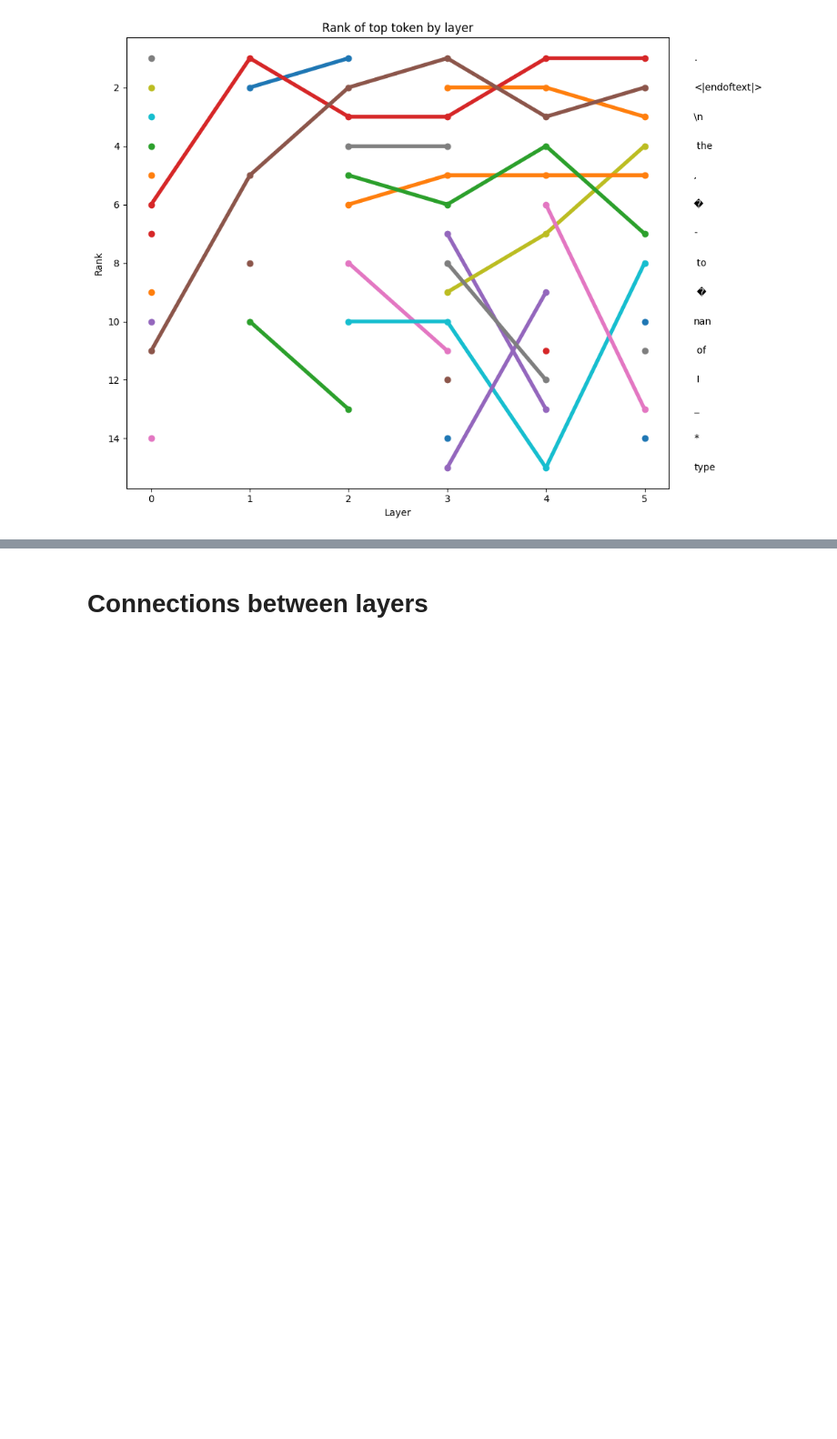
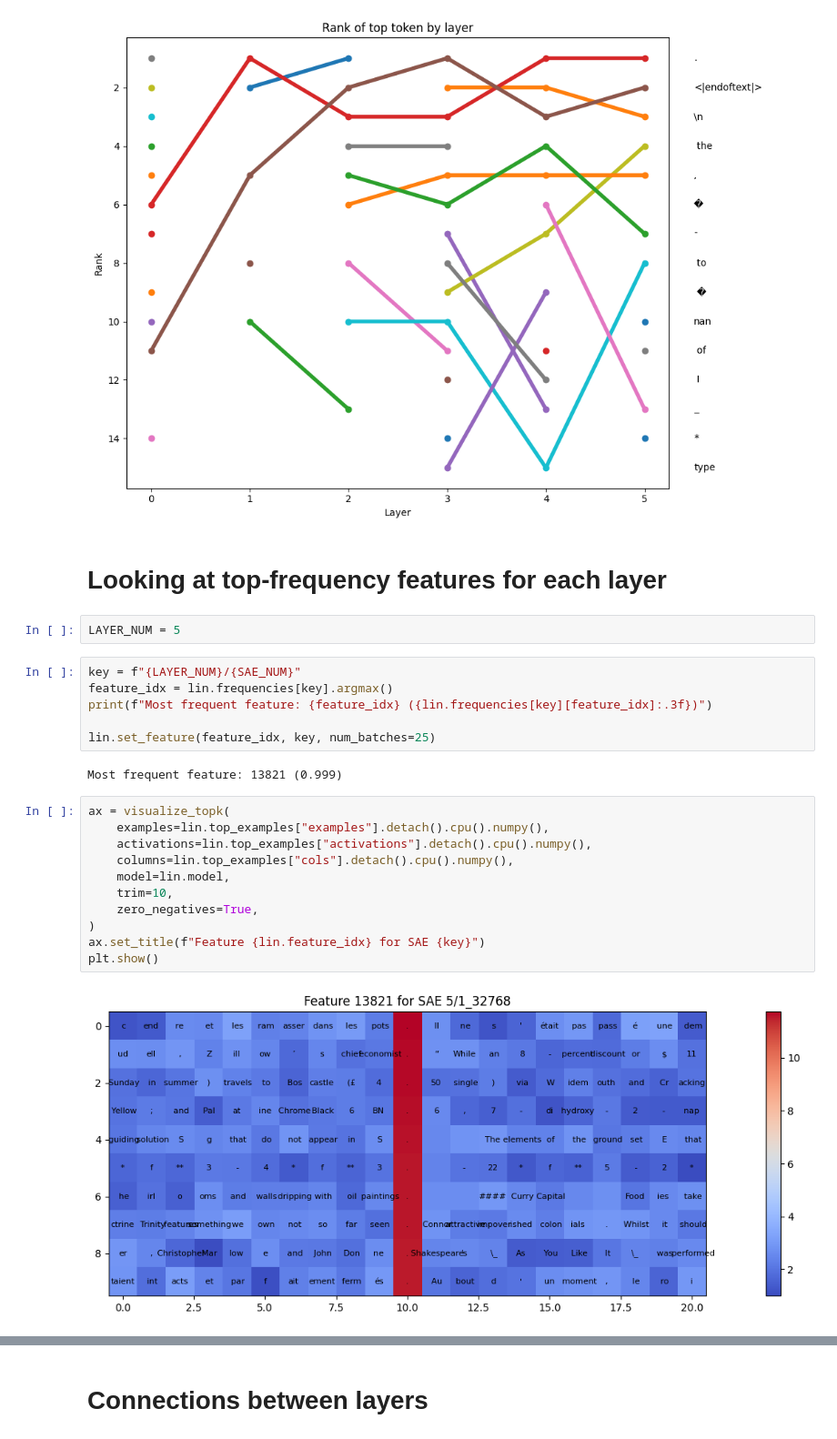
Before and after one commit to pchlenski/mlp_linearization, a Jupyter notebook: notebooks/5_pythia_layers.ipynb, the cells around one changed output, grey strips where cells are left out. Shown at 91% size. Saved outputs shown, nothing was run; the diff lists cells and outputs as text; blank space fills up the shorter version.

```diff
--- a/notebooks/5_pythia_layers.ipynb
+++ b/notebooks/5_pythia_layers.ipynb
@@ -159,3 +160,28 @@ posx and posy should be finite values
 posx and posy should be finite values
 posx and posy should be finite values
 [figure]
+# %% [markdown]
+# Looking at top-frequency features for each layer
+# %%
+LAYER_NUM = 5
+# %%
+key = f"{LAYER_NUM}/{SAE_NUM}"
+feature_idx = lin.frequencies[key].argmax()
+print(f"Most frequent feature: {feature_idx} ({lin.frequencies[key][feature_idx]:.3f})")
+
+lin.set_feature(feature_idx, key, num_batches=25)
+# %% [output]
+Most frequent feature: 13821 (0.999)
+# %%
+ax = visualize_topk(
+    examples=lin.top_examples["examples"].detach().cpu().numpy(),
+    activations=lin.top_examples["activations"].detach().cpu().numpy(),
+    columns=lin.top_examples["cols"].detach().cpu().numpy(),
+    model=lin.model,
+    trim=10,
+    zero_negatives=True,
+)
+ax.set_title(f"Feature {lin.feature_idx} for SAE {key}")
+plt.show()
+# %% [output]
+[figure, added]
```
Also changed, not shown: parts of 8 cells of this notebook, 3 other files.
